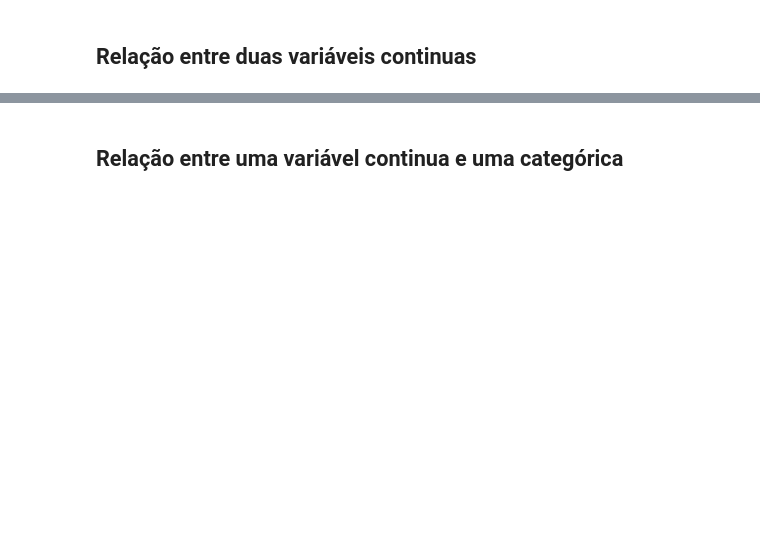
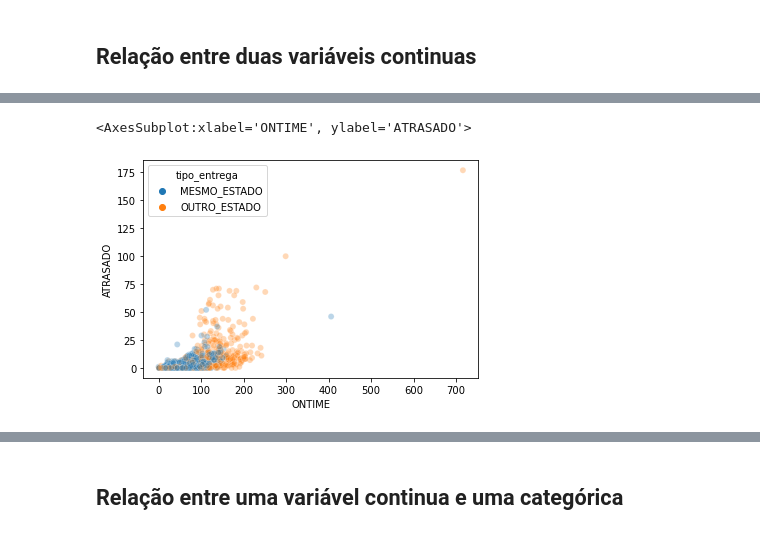
Before and after one commit to pedroteche-ih/64_PT_NOV202111, a Jupyter notebook: aulas/64 DA PT NOV-2021 Aula 20220303 EDA e Data Viz.ipynb, the cells around one changed output, grey strips where cells are left out. Drawn from its saved outputs; the diff is of its cells as text; code cells hidden in the pictures; blank space fills up the shorter version.

```diff
--- a/aulas/64 DA PT NOV-2021 Aula 20220303 EDA e Data Viz.ipynb
+++ b/aulas/64 DA PT NOV-2021 Aula 20220303 EDA e Data Viz.ipynb
@@ -133,5 +234,8 @@ tb_itens_atraso_pt
 # %%
-sns.scatterplot(data=tb_itens_atraso_pt, x='ONTIME', y='ATRASADO', hue = 'tipo_entrega', alpha = 0.5)
+sns.scatterplot(data=tb_itens_atraso_pt, x='ONTIME', y='ATRASADO', hue = 'tipo_entrega', alpha = 0.3)
+# %% [output]
+<AxesSubplot:xlabel='ONTIME', ylabel='ATRASADO'>
+[figure, added]
 # %%
 tb_itens_atraso_pt_f = tb_itens_atraso_pt[tb_itens_atraso_pt['ONTIME'] < 350]
 tb_itens_atraso_pt_f = tb_itens_atraso_pt_f[tb_itens_atraso_pt_f['ONTIME'] > 50]
```
Also changed, not shown: parts of 28 cells of this notebook, 1 other file.
